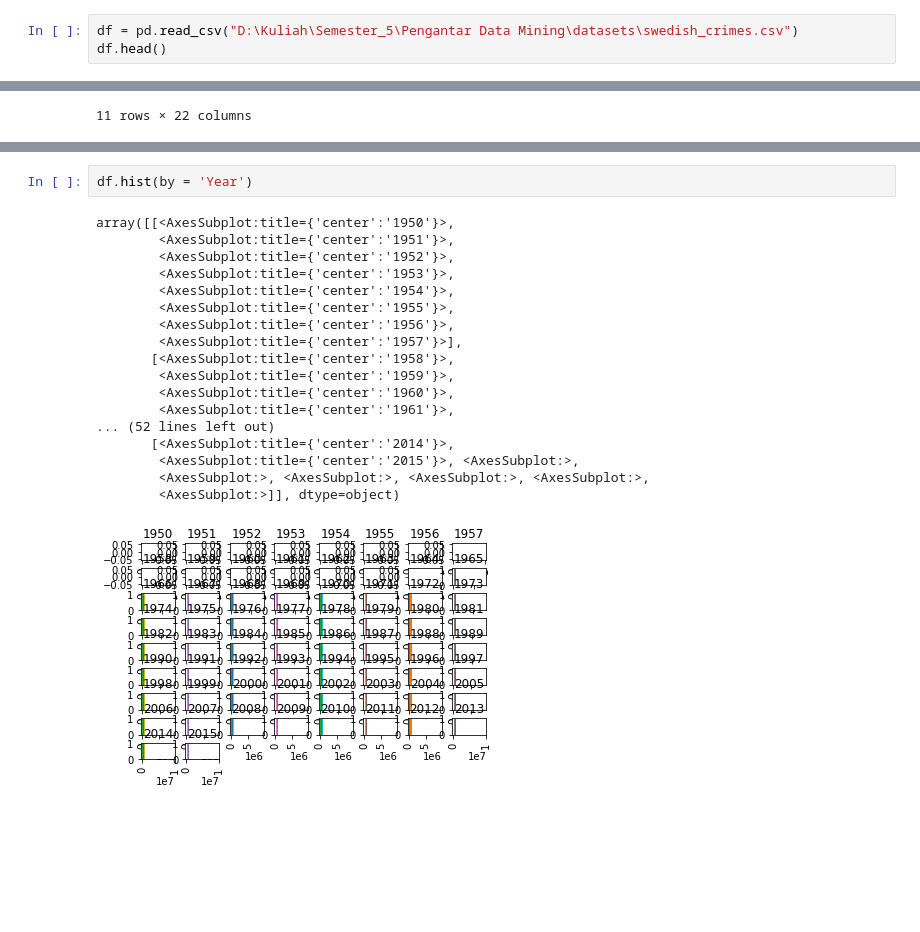
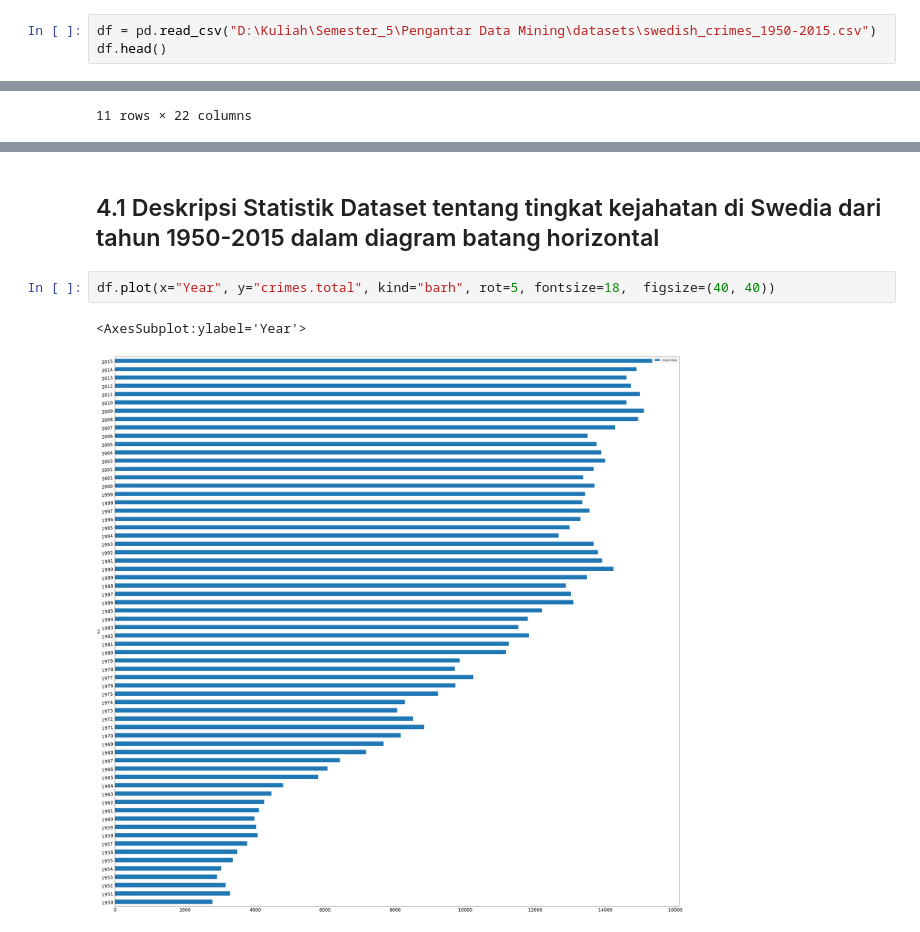
Before and after one commit to trueazp/Data-Mining, a Jupyter notebook: assignments/assignment01/AkmalZuhdyPrasetya-H071191035.ipynb, the cells around one changed output, grey strips where cells are left out. Drawn from its saved outputs; the diff is of its cells as text; blank space fills up the shorter version.

```diff
--- a/assignments/assignment01/AkmalZuhdyPrasetya-H071191035.ipynb
+++ b/assignments/assignment01/AkmalZuhdyPrasetya-H071191035.ipynb
@@ -6,5 +15,5 @@ import numpy as np
 # %%
-df = pd.read_csv("D:\Kuliah\Semester_5\Pengantar Data Mining\datasets\swedish_crimes.csv")
+df = pd.read_csv("D:\Kuliah\Semester_5\Pengantar Data Mining\datasets\swedish_crimes_1950-2015.csv")
 df.head()
 # %% [output]
 |  | Year | crimes.total | crimes.penal.code | crimes.person | murder | assault | sexual.offenses | rape | ... |
@@ -156,21 +151,7 @@ df.describe()
+# %% [markdown]
+## 4.1  Deskripsi Statistik Dataset tentang tingkat kejahatan di Swedia dari tahun 1950-2015 dalam diagram batang horizontal
 # %%
-df.hist(by = 'Year')
+df.plot(x="Year", y="crimes.total", kind="barh", rot=5, fontsize=18,  figsize=(40, 40))
 # %% [output]
-array([[<AxesSubplot:title={'center':'1950'}>,
-        <AxesSubplot:title={'center':'1951'}>,
-        <AxesSubplot:title={'center':'1952'}>,
-        <AxesSubplot:title={'center':'1953'}>,
-        <AxesSubplot:title={'center':'1954'}>,
-        <AxesSubplot:title={'center':'1955'}>,
-        <AxesSubplot:title={'center':'1956'}>,
-        <AxesSubplot:title={'center':'1957'}>],
-       [<AxesSubplot:title={'center':'1958'}>,
-        <AxesSubplot:title={'center':'1959'}>,
-        <AxesSubplot:title={'center':'1960'}>,
-        <AxesSubplot:title={'center':'1961'}>,
-... (52 lines left out)
-       [<AxesSubplot:title={'center':'2014'}>,
-        <AxesSubplot:title={'center':'2015'}>, <AxesSubplot:>,
-        <AxesSubplot:>, <AxesSubplot:>, <AxesSubplot:>, <AxesSubplot:>,
-        <AxesSubplot:>]], dtype=object)
+<AxesSubplot:ylabel='Year'>
-[figure, old version]
+[figure, new version]
```
Also changed, not shown: parts of 19 cells of this notebook.
